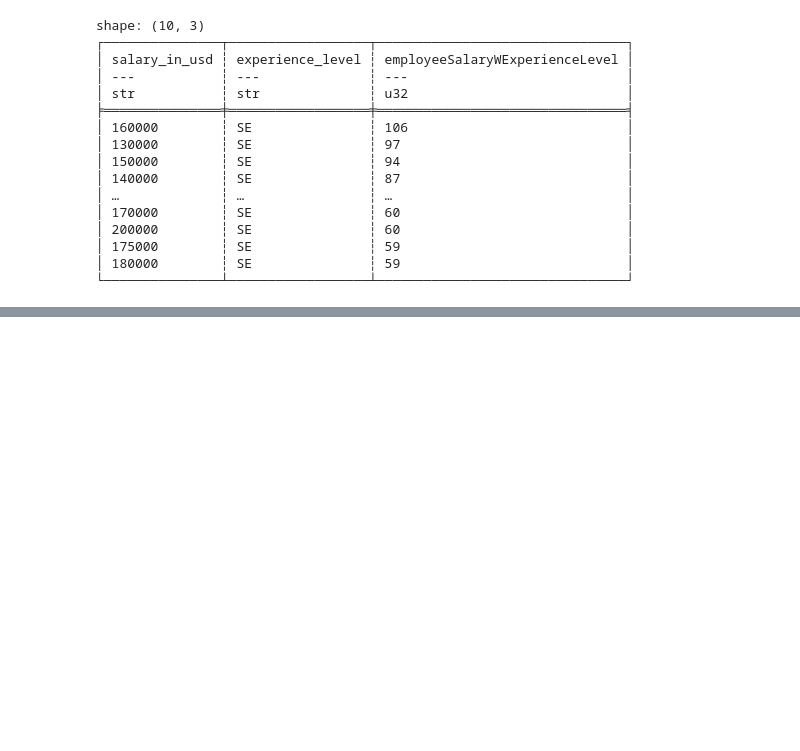
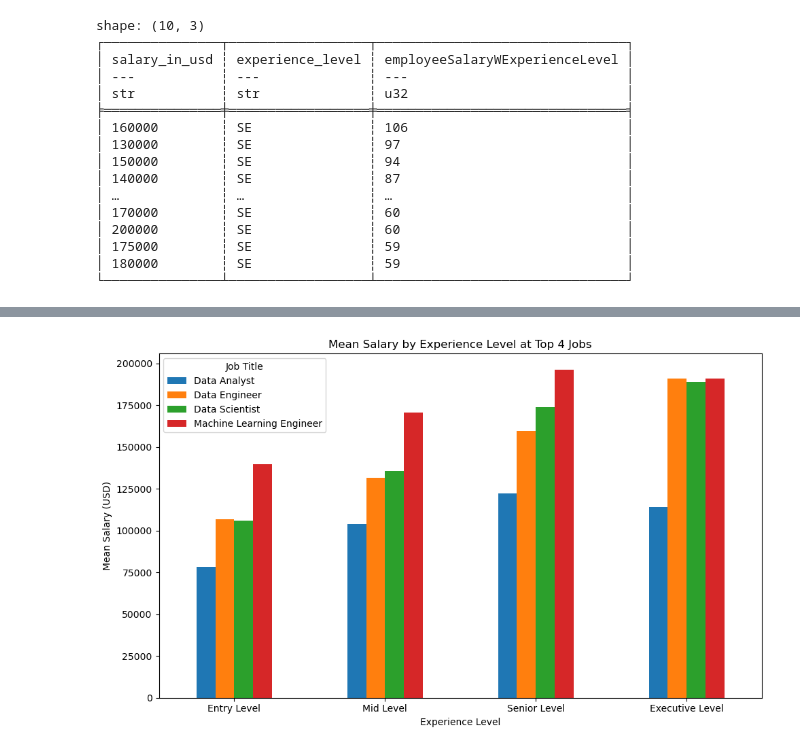
Before and after one commit to rsm-cds006/452FinalGroupProject, a Jupyter notebook: Code.ipynb, the cells around one changed output, grey strips where cells are left out. Drawn from its saved outputs; the diff is of its cells as text; code cells hidden in the pictures; blank space fills up the shorter version.

```diff
--- a/Code.ipynb
+++ b/Code.ipynb
@@ -469,0 +646,77 @@ shape: (10, 3)
+# %%
+#Find Number of Jobs by experience level and then display in bar graph
+#filter, count total for experience_level and top 4 job_titles and find mean salary_in_usd of each job by experience_level
+# Convert 'salary_in_usd' to numeric if it's not already
+df = df.with_columns([
+    pl.col('salary_in_usd').cast(pl.Float64)
+])
+
+fullTime = ['FT']
+theStates = ['US']
+top4jobtitles = ['Machine Learning Engineer', 'Data Analyst', 'Data Engineer', 'Data Scientist']
+# Dictionary for experience level names
+experience_level_names = {
+    'EN': 'Entry Level',
+    'MI': 'Mid Level',
+    'SE': 'Senior Level',
+    'EX': 'Executive Level'
+}
+
+# Apply the mapping to the experience_level column
+df = df.with_columns([
+    pl.col('experience_level').apply(lambda x: experience_level_names.get(x, x)).alias('experience_level')
+])
+
+# Filtering and grouping with mean salary calculation
+employeeExperienceLevelwTop4Jobs = (
+    df
+    .filter(pl.col('employment_type').is_in(fullTime))
+    .filter(pl.col('employee_residence').is_in(theStates))
+    .filter(pl.col('job_title').is_in(top4jobtitles))
+    .groupby(['experience_level', 'job_title'])
+    .agg([
+        pl.count().alias('job_count'),
+        pl.mean('salary_in_usd').alias('mean_salary')
+    ])
+)
+
+# Convert to pandas DataFrame
+employeeExperienceLevelwTop4Jobs_df = employeeExperienceLevelwTop4Jobs.to_pandas()
+
+# Pivot the DataFrame in Pandas for job count
+pivot_count_df = employeeExperienceLevelwTop4Jobs_df.pivot_table(
+    index='experience_level',
+    columns='job_title',
+    values='job_count',
+    fill_value=0
+)
+
+# Pivot the DataFrame in Pandas for mean salary
+pivot_salary_df = employeeExperienceLevelwTop4Jobs_df.pivot_table(
+    index='experience_level',
+    columns='job_title',
+    values='mean_salary',
+    fill_value=0
+)
+
+# Define the desired order of experience levels based on your mapping
+experience_level_order = ['Entry Level', 'Mid Level', 'Senior Level', 'Executive Level']
+
+# Convert the pivot_salary_df index to a CategoricalIndex with the specified order
+pivot_salary_df.index = pd.CategoricalIndex(pivot_salary_df.index, categories=experience_level_order, ordered=True)
+
+# Sort the DataFrame by the new categorical index
+pivot_salary_df.sort_index(inplace=True)
+
+# Plotting for mean salary
+fig, ax = plt.subplots(figsize=(10, 6))
+pivot_salary_df.plot(kind='bar', ax=ax)
+ax.set_xticklabels(pivot_salary_df.index, rotation=0)
+plt.title('Mean Salary by Experience Level at Top 4 Jobs')
+plt.xlabel('Experience Level')
+plt.ylabel('Mean Salary (USD)')
+plt.legend(title='Job Title')
+plt.tight_layout()
+plt.show()
+# %% [output]
+[figure, added]
```
Also changed, not shown: parts of 21 cells of this notebook.
